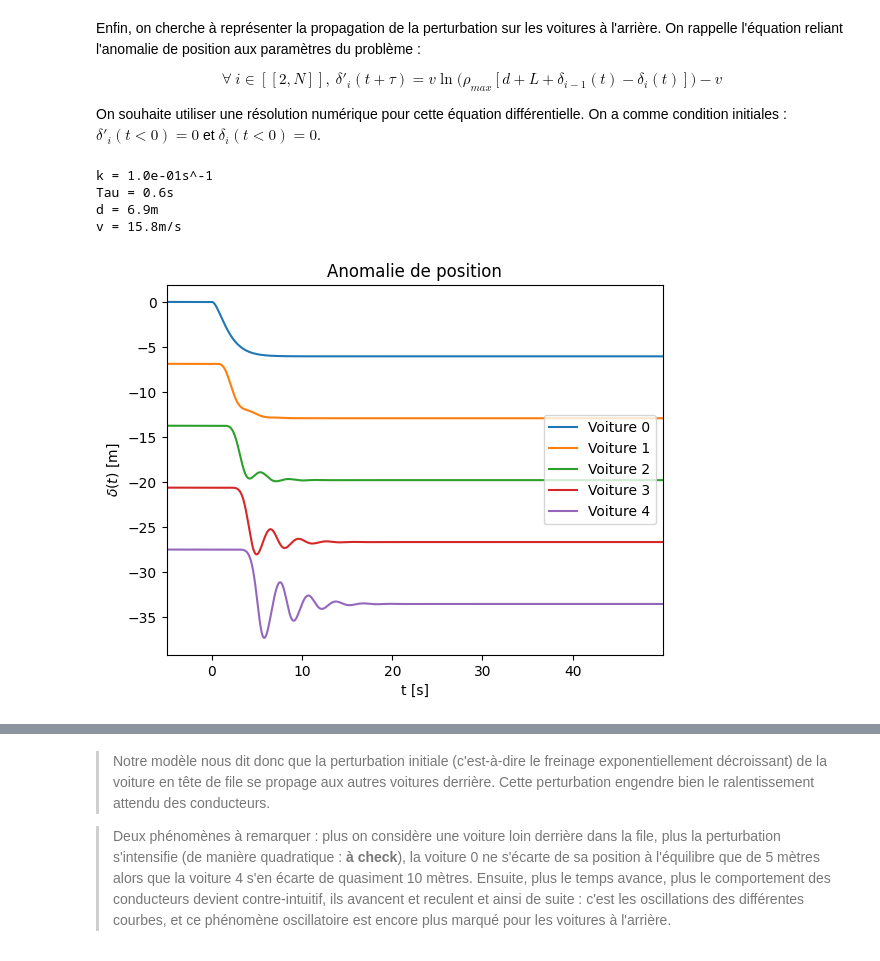
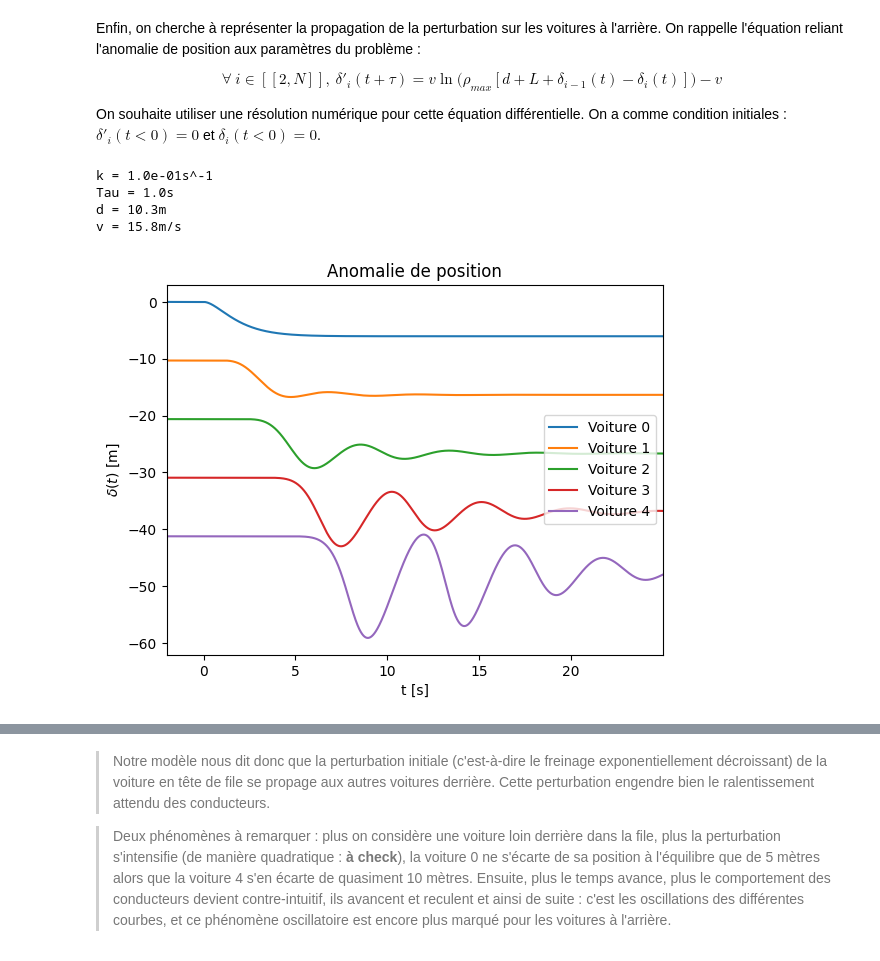
Before and after one commit to ThibautLavenant/phyMod_miniproject, a Jupyter notebook: MiniProject.ipynb, the cells around one changed output, grey strips where cells are left out. Cells and saved outputs as stored; diff of their text form; code cells hidden in the pictures.

```diff
--- a/MiniProject.ipynb
+++ b/MiniProject.ipynb
@@ -255,7 +255,7 @@ $$ \forall \ i \in [\![2,N]\!], \ \delta'_{i}(t+\tau) = v\ln\big( \rho_{max}[d +
 Illustrons la relation entre vitesse et densité, ainsi qu'entre flux et densité. On matérialise la définition de la vitesse d'équilibre et du flux en 2 fonctions :
 # %%
 ## ==== Constantes de modélisation ====
-L = 4  #Longueur d'une voiture [m]
+L = 6  #Longueur d'une voiture [m]
 RHO_MAX = 1/L #Densité max [voiture/m]
 V_MAX = 80/3.6 #Vitesse max [m/s]
 RHO_STAR = 1/(L*np.exp(1)) #Densité optimale [voiture/m]
@@ -371,68 +371,66 @@ On souhaite utiliser une résolution numérique pour cette équation différenti
 # %%
 ## ==== Constantes de simulation ====
 DELTA_T = 0.001
 
+## ==== Modélisation ====
+def getCarPositionError(t_l, nb_car, d, L, v_eq, tau_mult):
+    retVal = np.empty((nb_car, 2, len(t_l)))
+    retVal[:,:,t_l<=0] = 0 # Conditions initiales
+    i_start = 0
+    while t_l[i_start] < 0 :
+        i_start = i_start + 1
+
+    # On calcule l'anomalie de position de la voiture 1
+    retVal[0,0,:] = delta_1(t_l)
+
+    # Pour chaque voiture
+    for car_num in range(1, nb_car):
+        # Pour chaque instant
+        for i in range(i_start, len(t_l)):
+            # Calcul de la dérivée
+            #print(f"I'm at {t_l[i]} and I look at {t_l[i-tau_mult]}")
+            delta_im1_tmtau = retVal[car_num-1, 0, i-tau_mult]
+            delta_i_tmtau = retVal[car_num, 0, i-tau_mult]
+            if (d + L + delta_im1_tmtau - delta_i_tmtau < 0) :
+                retVal[car_num, 1, i] = retVal[car_num, 1, i-1]
+            else :
+                retVal[car_num, 1, i] = v_eq*np.log(RHO_MAX * (d + L + delta_im1_tmtau - delta_i_tmtau)) - v_eq
+
+            # Calcul de delta
+            retVal[car_num, 0, i] = retVal[car_num, 0, i-1] + (retVal[car_num, 1, i] + retVal[car_num, 1, i-1])*DELTA_T/2
+    return retVal
+
 ## ==== Paramètres de simulation ====
-tau_mult = 600
+tau_mult = 1000
 tau = tau_mult * DELTA_T
 rho_exp = RHO_STAR
 d = 1/rho_exp - L
 v_eq = v(np.array([rho_exp]))[0]
-v_end = v_eq*0.90 # vitesse en fin de freinage [m/s]
+v_end = v_eq*0.9 # vitesse en fin de freinage [m/s]
 t_f = 1 # temps de freinage [s]
 k = 1/t_f * (1-(v_end/v_eq)) # Coefficient de freinage k [s^-1]
 nb_car = 5
+t_start = -2
+t_end = 25
+t_l = np.arange(t_start,t_end,DELTA_T)
 print(f"k = {k:.1e}s^-1")
 print(f"Tau = {tau:.1f}s")
 print(f"d = {d:.1f}m")
 print(f"v = {v_eq:.1f}m/s")
 
-## ==== Modélisation ====
-t_start = -5
-t_end = 50
-t_l = np.arange(t_start,t_end,DELTA_T)
-retVal = np.empty((nb_car, 2, len(t_l)))
-retVal[:,:,t_l<=0] = 0 # Conditions initiales
-i_start = 0
-while t_l[i_start] < 0 :
-    i_start = i_start + 1
-
-# On calcule l'anomalie de position de la voiture 1
-retVal[0,0,:] = delta_1(t_l)
-
-# Pour chaque voiture
-for car_num in range(1, nb_car):
-    # Pour chaque instant
-    for i in range(i_start, len(t_l)):
-        # Calcul de la dérivée
-        #print(f"I'm at {t_l[i]} and I look at {t_l[i-tau_mult]}")
-        delta_im1_tmtau = retVal[car_num-1, 0, i-tau_mult]
-        delta_i_tmtau = retVal[car_num, 0, i-tau_mult]
-        retVal[car_num, 1, i] = v_eq*np.log(RHO_MAX * (d + L + delta_im1_tmtau - delta_i_tmtau)) - v_eq
-
-        # Calcul de delta
-        retVal[car_num, 0, i] = retVal[car_num, 0, i-1] + (retVal[car_num, 1, i] + retVal[car_num, 1, i-1])*DELTA_T/2
-
 ## ==== Représentation graphique ====
+modelData = getCarPositionError(t_l, nb_car, d, L, v_eq, tau_mult)
 for i in range(nb_car):
-    plt.plot(t_l, retVal[i,0,:] - i*d, label=f"Voiture {i}")
+    plt.plot(t_l, modelData[i,0,:] - i*d, label=f"Voiture {i}")
 plt.xlabel("t [s]")
 plt.ylabel(r"$\delta(t)$ [m]")
 plt.xlim(t_l[0], t_l[-1])
 plt.legend(loc = 'center right')
 plt.title("Anomalie de position")
 plt.show()
-
-car = range(nb_car)
-difference = [retVal[i,0,np.argmin(retVal[i,0,:])] - i*d for i in car]
-plt.plot(car,difference, marker ='o')
-plt.xlabel("Numéro de la voiture")
-plt.ylabel("Écart par rapport à la position d'équilibre [m]")
-plt.title("Ecart par rapport à la position d'équilibre selon la voiture")
-plt.show()
 # %% [output]
 k = 1.0e-01s^-1
-Tau = 0.6s
-d = 6.9m
+Tau = 1.0s
+d = 10.3m
 v = 15.8m/s
-[figure, old version]
+[figure, new version]
```
Also changed, not shown: parts of 16 cells of this notebook, 1 other file.
